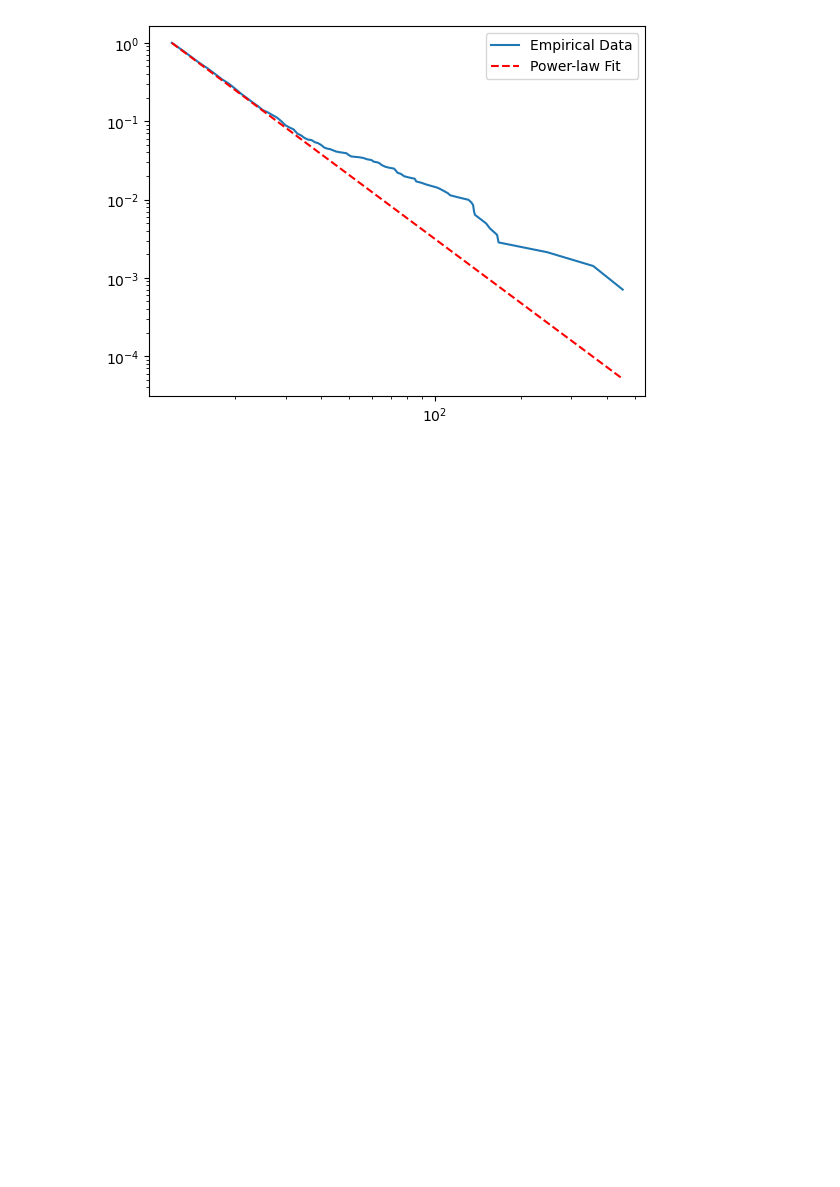
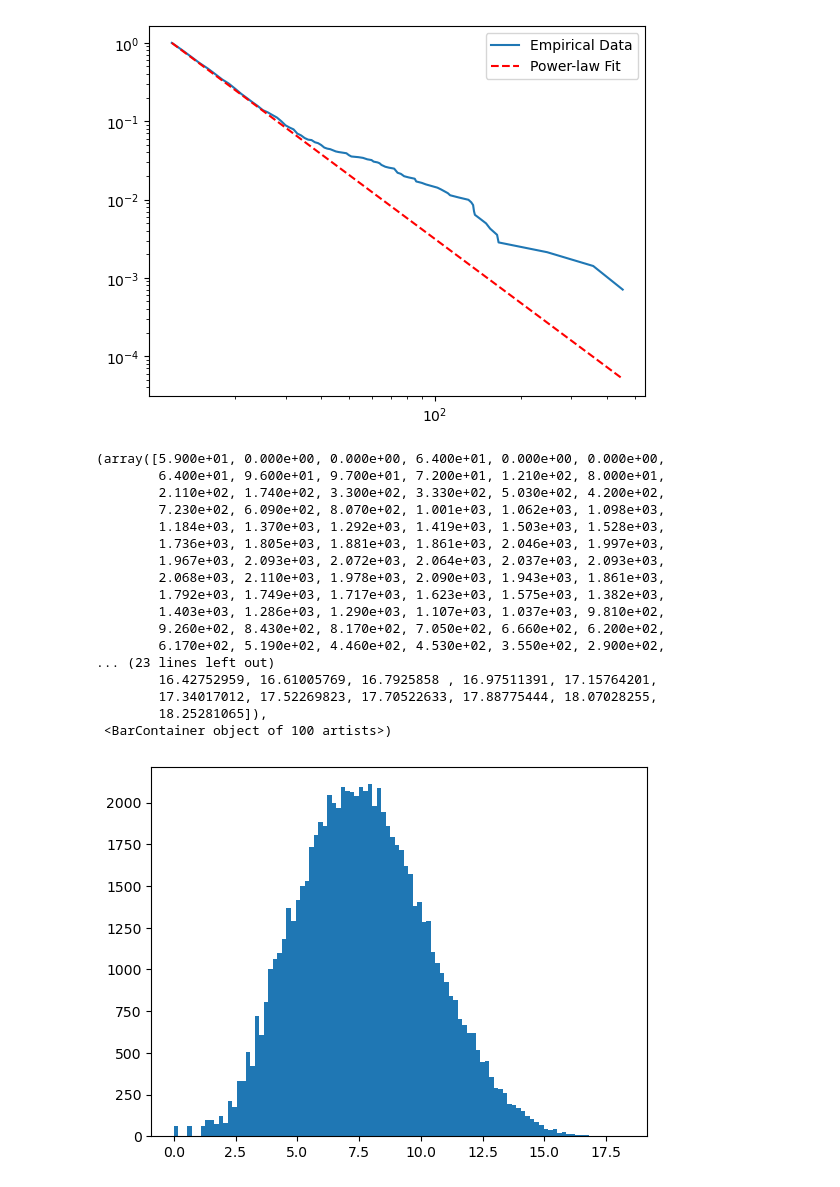
Before and after one commit to TheAllUnknown/BankTransactionNet, a Jupyter notebook: debug.ipynb, the cells around one changed output. Saved outputs shown, nothing was run; the diff lists cells and outputs as text; code cells hidden in the pictures; blank space fills up the shorter version.

```diff
--- a/debug.ipynb
+++ b/debug.ipynb
@@ -127,3 +128,30 @@ Power law vs Exponential: R=384.49231870736673, p=1.9734808962090095e-10
 Kolmogorov-Smirnov (KS) statistic: 0.019326937962539148
 Calculating best minimal value for power law fit
 [figure]
+# %%
+total_transaction = []
+for u, v, attrs in G_di.edges(data=True):
+    # Fetch the 'total' attribute if it exists
+    total_value = attrs.get('Total')
+    total_transaction.append(total_value)
+# %%
+plt.hist(np.log(total_transaction),bins=100)
+# %% [output]
+(array([5.900e+01, 0.000e+00, 0.000e+00, 6.400e+01, 0.000e+00, 0.000e+00,
+        6.400e+01, 9.600e+01, 9.700e+01, 7.200e+01, 1.210e+02, 8.000e+01,
+        2.110e+02, 1.740e+02, 3.300e+02, 3.330e+02, 5.030e+02, 4.200e+02,
+        7.230e+02, 6.090e+02, 8.070e+02, 1.001e+03, 1.062e+03, 1.098e+03,
+        1.184e+03, 1.370e+03, 1.292e+03, 1.419e+03, 1.503e+03, 1.528e+03,
+        1.736e+03, 1.805e+03, 1.881e+03, 1.861e+03, 2.046e+03, 1.997e+03,
+        1.967e+03, 2.093e+03, 2.072e+03, 2.064e+03, 2.037e+03, 2.093e+03,
+        2.068e+03, 2.110e+03, 1.978e+03, 2.090e+03, 1.943e+03, 1.861e+03,
+        1.792e+03, 1.749e+03, 1.717e+03, 1.623e+03, 1.575e+03, 1.382e+03,
+        1.403e+03, 1.286e+03, 1.290e+03, 1.107e+03, 1.037e+03, 9.810e+02,
+        9.260e+02, 8.430e+02, 8.170e+02, 7.050e+02, 6.660e+02, 6.200e+02,
+        6.170e+02, 5.190e+02, 4.460e+02, 4.530e+02, 3.550e+02, 2.900e+02,
+... (23 lines left out)
+        16.42752959, 16.61005769, 16.7925858 , 16.97511391, 17.15764201,
+        17.34017012, 17.52269823, 17.70522633, 17.88775444, 18.07028255,
+        18.25281065]),
+ <BarContainer object of 100 artists>)
+[figure, added]
```
Also changed, not shown: parts of 9 cells of this notebook, 7 other files.
